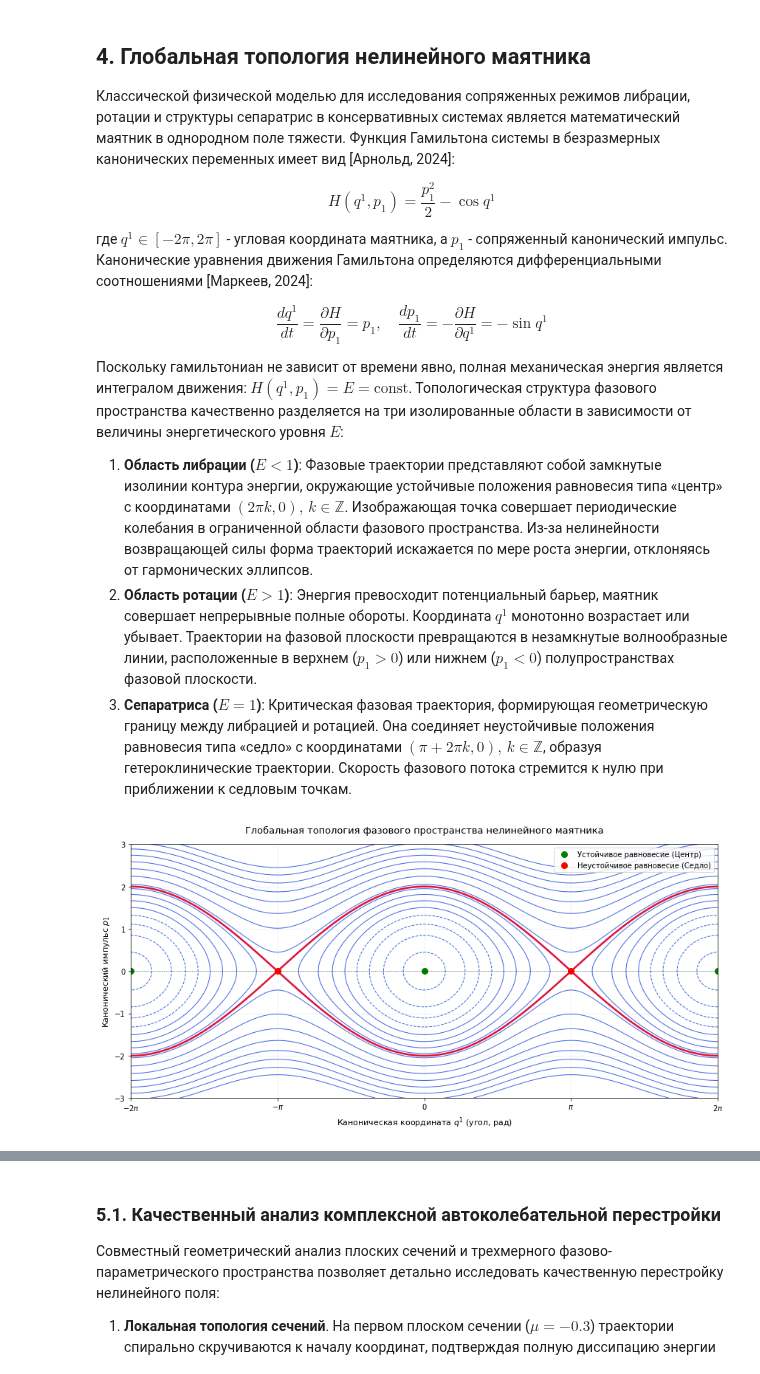
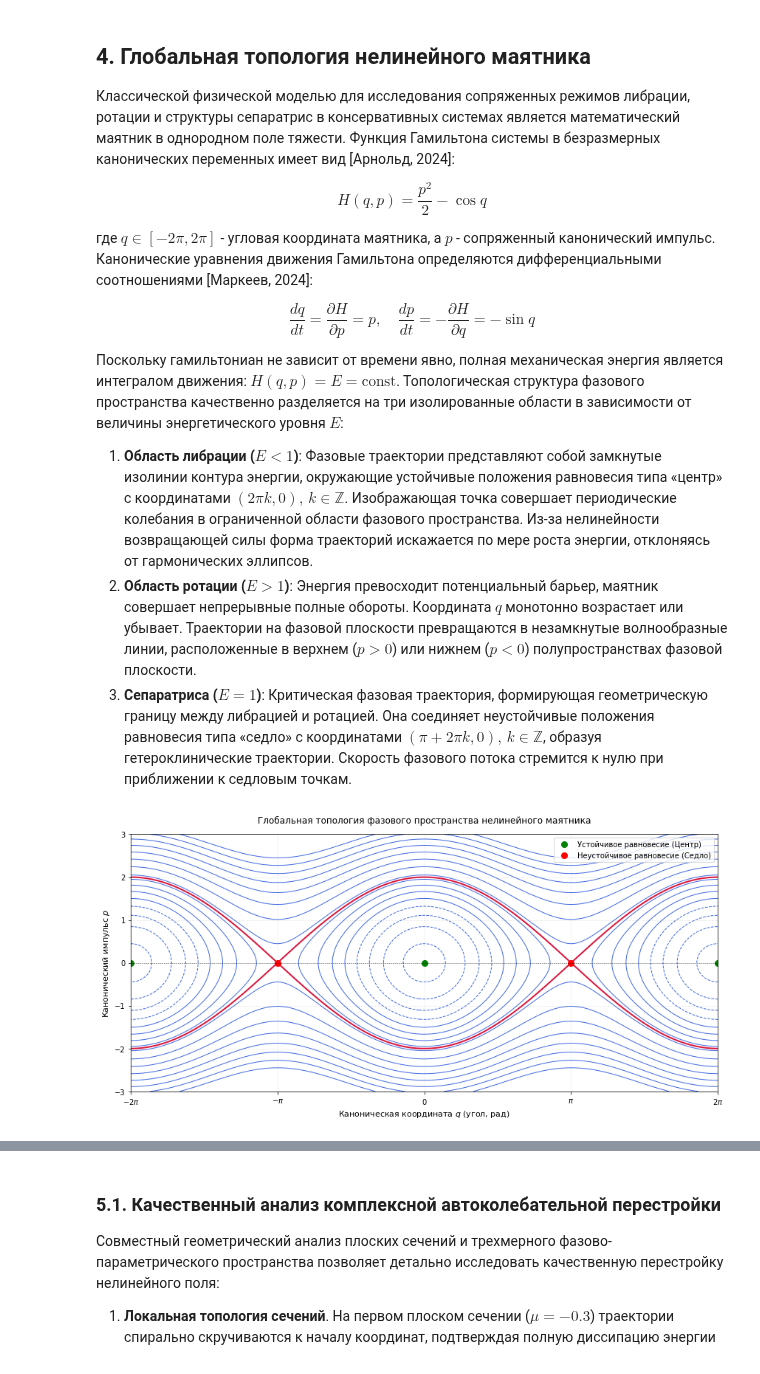
Before and after one commit to DPritykin/nonlinear-dynamics, a Jupyter notebook: Asymtotic Methods in Astrodynamics/A.3 Геометрия фазовых портретов.ipynb, the cells around one changed output, grey strips where cells are left out. Drawn from its saved outputs; the diff is of its cells as text; code cells hidden in the pictures.

```diff
--- a/Asymtotic Methods in Astrodynamics/A.3 Геометрия фазовых портретов.ipynb
+++ b/Asymtotic Methods in Astrodynamics/A.3 Геометрия фазовых портретов.ipynb
@@ -203,60 +218,59 @@ plt.show()
 
 Классической физической моделью для исследования сопряженных режимов либрации, ротации и структуры сепаратрис в консервативных системах является математический маятник в однородном поле тяжести. Функция Гамильтона системы в безразмерных канонических переменных имеет вид [Арнольд, 2024]:
 
-$$H(q^1, p_1) = \frac{p_1^2}{2} - \cos q^1$$
+$$H(q, p) = \frac{p^2}{2} - \cos q$$
 
-где $q^1 \in [-2\pi, 2\pi]$ - угловая координата маятника, а $p_1$ - сопряженный канонический импульс. Канонические уравнения движения Гамильтона определяются дифференциальными соотношениями [Маркеев, 2024]:
+где $q \in [-2\pi, 2\pi]$ - угловая координата маятника, а $p$ - сопряженный канонический импульс. Канонические уравнения движения Гамильтона определяются дифференциальными соотношениями [Маркеев, 2024]:
 
-$$\frac{dq^1}{dt} = \frac{\partial H}{\partial p_1} = p_1, \quad \frac{dp_1}{dt} = -\frac{\partial H}{\partial q^1} = -\sin q^1$$
+$$\frac{dq}{dt} = \frac{\partial H}{\partial p} = p, \quad \frac{dp}{dt} = -\frac{\partial H}{\partial q} = -\sin q$$
 
-Поскольку гамильтониан не зависит от времени явно, полная механическая энергия является интегралом движения: $H(q^1, p_1) = E = \text{const}$. Топологическая структура фазового пространства качественно разделяется на три изолированные области в зависимости от величины энергетического уровня $E$:
+Поскольку гамильтониан не зависит от времени явно, полная механическая энергия является интегралом движения: $H(q, p) = E = \text{const}$. Топологическая структура фазового пространства качественно разделяется на три изолированные области в зависимости от величины энергетического уровня $E$:
 
 1.  **Область либрации ($E < 1$)**: Фазовые траектории представляют собой замкнутые изолинии контура энергии, окружающие устойчивые положения равновесия типа «центр» с координатами $(2\pi k, 0), \, k \in \mathbb{Z}$. Изображающая точка совершает периодические колебания в ограниченной области фазового пространства. Из-за нелинейности возвращающей силы форма траекторий искажается по мере роста энергии, отклоняясь от гармонических эллипсов.
-2.  **Область ротации ($E > 1$)**: Энергия превосходит потенциальный барьер, маятник совершает непрерывные полные обороты. Координата $q^1$ монотонно возрастает или убывает. Траектории на фазовой плоскости превращаются в незамкнутые волнообразные линии, расположенные в верхнем ($p_1 > 0$) или нижнем ($p_1 < 0$) полупространствах фазовой плоскости.
+2.  **Область ротации ($E > 1$)**: Энергия превосходит потенциальный барьер, маятник совершает непрерывные полные обороты. Координата $q$ монотонно возрастает или убывает. Траектории на фазовой плоскости превращаются в незамкнутые волнообразные линии, расположенные в верхнем ($p > 0$) или нижнем ($p < 0$) полупространствах фазовой плоскости.
 3.  **Сепаратриса ($E = 1$)**: Критическая фазовая траектория, формирующая геометрическую границу между либрацией и ротацией. Она соединяет неустойчивые положения равновесия типа «седло» с координатами $(\pi + 2\pi k, 0), \, k \in \mathbb{Z}$, образуя гетероклинические траектории. Скорость фазового потока стремится к нулю при приближении к седловым точкам.
 # %%
 import numpy as np
 import matplotlib.pyplot as plt
 
-# 1. Формирование сетки фазового пространства
+# 1. Formation of the phase space coordinate grid
 q_vec = np.linspace(-2 * np.pi, 2 * np.pi, 500)
 p_vec = np.linspace(-3.0, 3.0, 500)
 Q_mesh, P_mesh = np.meshgrid(q_vec, p_vec)
 
-# 2. Расчет энергетической поверхности (Гамильтониана)
+# 2. Calculation of the energy surface (Hamiltonian)
 H_mesh = (P_mesh**2) / 2.0 - np.cos(Q_mesh)
 
-# 3. Визуализация фазового портрета
+# 3. Visualization of the phase portrait
 plt.figure(figsize=(12, 6))
 
-# Отрисовка траекторий либрации и ротации через изолинии энергии
+# Plotting libration and rotation trajectories via energy contours
 energies_lib = np.linspace(-0.9, 0.9, 8)
 energies_rot = np.linspace(1.1, 4.0, 8)
 all_energies = np.concatenate([energies_lib, energies_rot])
-
 plt.contour(Q_mesh, P_mesh, H_mesh, levels=all_energies, colors='royalblue', linewidths=1.0)
 
-# Явное выделение критического уровня энергии E = 1 (Сепаратриса)
-plt.contour(Q_mesh, P_mesh, H_mesh, levels=[1.0], colors='crimson', linewidths=2.5, linestyles='-')
+# Explicit highlighting of the critical energy level E = 1 (Separatrix)
+plt.contour(Q_mesh, P_mesh, H_mesh, levels=[1.0], colors='crimson', linewidths=2.0)
 
-# Нанесение особых точек (положений равновесия)
+# Marking fixed points (equilibrium states)
 plt.plot([-2*np.pi, 0, 2*np.pi], [0, 0, 0], 'go', markersize=8, label='Устойчивое равновесие (Центр)')
 plt.plot([-np.pi, np.pi], [0, 0], 'ro', markersize=8, label='Неустойчивое равновесие (Седло)')
 
-# Оформление графического окна по академическим стандартам
-plt.title('Глобальная топология фазового пространства нелинейного маятника', fontsize=13, pad=15)
-plt.xlabel(r'Каноническая координата $q^1$ (угол, рад)', fontsize=11)
-plt.ylabel(r'Канонический импульс $p_1$', fontsize=11)
+# Academic plot formatting
+plt.title('Глобальная топология фазового пространства нелинейного маятника', fontsize=12, pad=15)
+plt.xlabel(r'Каноническая координата $q$ (угол, рад)', fontsize=11)
+plt.ylabel(r'Канонический импульс $p$', fontsize=11)
 plt.xlim(-2 * np.pi, 2 * np.pi)
 plt.ylim(-3.0, 3.0)
-plt.xticks([-2*np.pi, -np.pi, 0, np.pi, 2*np.pi], [r'$-2\pi$', r'$-\pi$', '0', r'$\pi$', r'$2\pi$'])
+plt.xticks([-2*np.pi, -np.pi, 0, np.pi, 2*np.pi], [r'$-2\pi$', r'$-\pi$', r'$0$', r'$\pi$', r'$2\pi$'])
 plt.axhline(0, color='black', linewidth=0.6, linestyle=':')
 plt.grid(True, linestyle=':', alpha=0.5)
 plt.legend(loc='upper right', frameon=True)
 plt.tight_layout()
 plt.show()
 # %% [output]
-[figure, old version]
+[figure, new version]
 # %% [markdown]
 ### 4.1. Качественный анализ фазового портрета маятника
 
```
Also changed, not shown: parts of 26 cells of this notebook.
